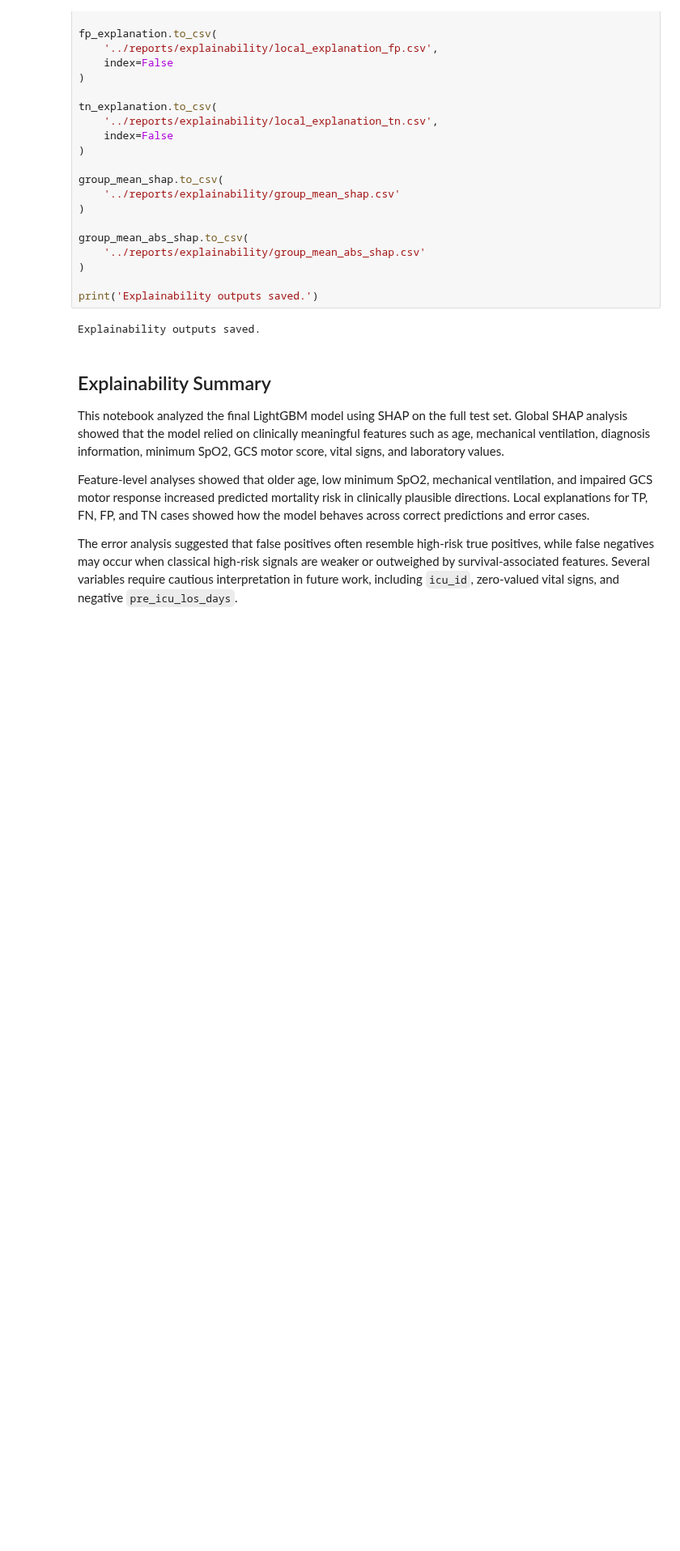
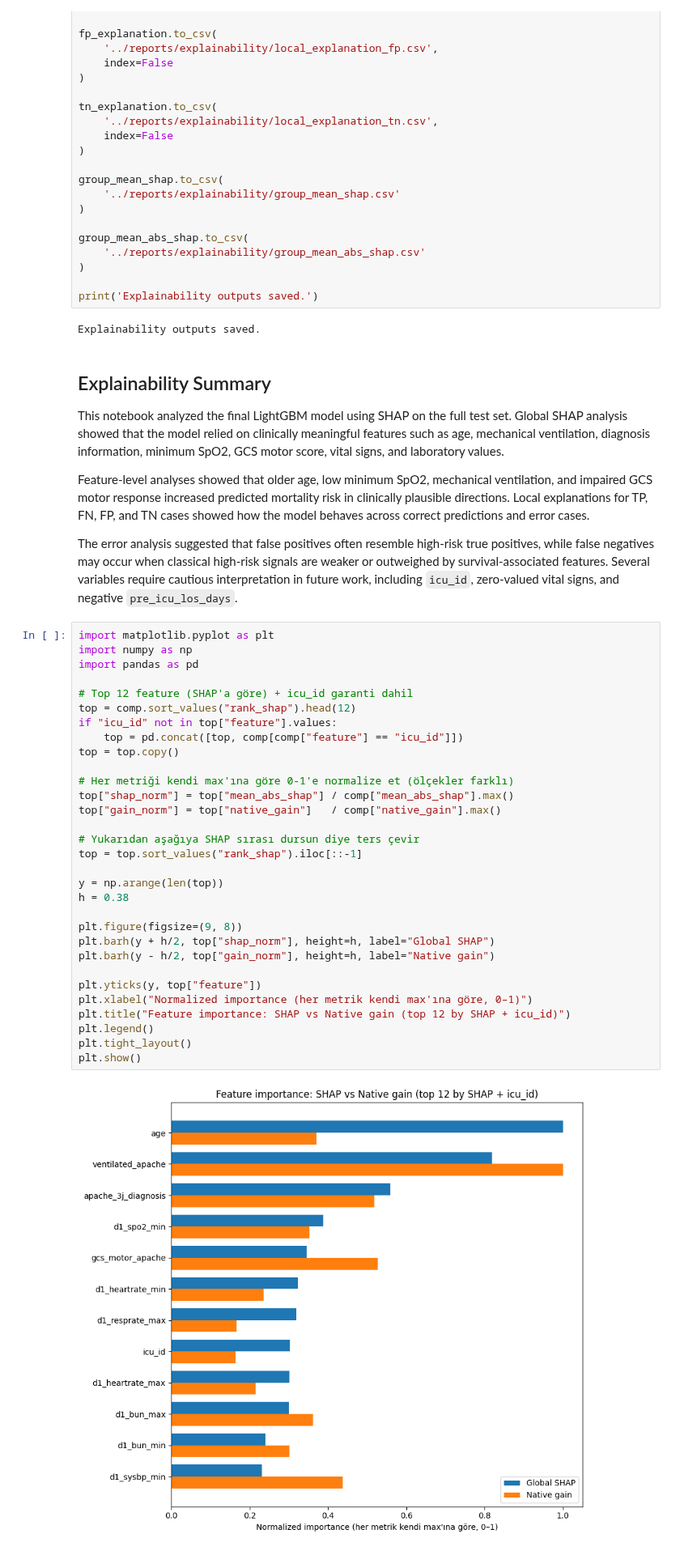
Before and after one commit to atalayatasoy17/xai-project, a Jupyter notebook: notebooks/04_shap_explainability.ipynb, the cells around one changed output. Shown at 81% size. Drawn from its saved outputs; the diff is of its cells as text; blank space fills up the shorter version.

```diff
--- a/notebooks/04_shap_explainability.ipynb
+++ b/notebooks/04_shap_explainability.ipynb
@@ -868,3 +868,36 @@ This notebook analyzed the final LightGBM model using SHAP on the full test set.
 Feature-level analyses showed that older age, low minimum SpO2, mechanical ventilation, and impaired GCS motor response increased predicted mortality risk in clinically plausible directions. Local explanations for TP, FN, FP, and TN cases showed how the model behaves across correct predictions and error cases.
 
 The error analysis suggested that false positives often resemble high-risk true positives, while false negatives may occur when classical high-risk signals are weaker or outweighed by survival-associated features. Several variables require cautious interpretation in future work, including `icu_id`, zero-valued vital signs, and negative `pre_icu_los_days`.
+# %%
+import matplotlib.pyplot as plt
+import numpy as np
+import pandas as pd
+
+# Top 12 feature (SHAP'a göre) + icu_id garanti dahil
+top = comp.sort_values("rank_shap").head(12)
+if "icu_id" not in top["feature"].values:
+    top = pd.concat([top, comp[comp["feature"] == "icu_id"]])
+top = top.copy()
+
+# Her metriği kendi max'ına göre 0-1'e normalize et (ölçekler farklı)
+top["shap_norm"] = top["mean_abs_shap"] / comp["mean_abs_shap"].max()
+top["gain_norm"] = top["native_gain"]   / comp["native_gain"].max()
+
+# Yukarıdan aşağıya SHAP sırası dursun diye ters çevir
+top = top.sort_values("rank_shap").iloc[::-1]
+
+y = np.arange(len(top))
+h = 0.38
+
+plt.figure(figsize=(9, 8))
+plt.barh(y + h/2, top["shap_norm"], height=h, label="Global SHAP")
+plt.barh(y - h/2, top["gain_norm"], height=h, label="Native gain")
+
+plt.yticks(y, top["feature"])
+plt.xlabel("Normalized importance (her metrik kendi max'ına göre, 0–1)")
+plt.title("Feature importance: SHAP vs Native gain (top 12 by SHAP + icu_id)")
+plt.legend()
+plt.tight_layout()
+plt.show()
+# %% [output]
+[figure, added]
```
Also changed, not shown: parts of 7 cells of this notebook, 7 other files.
